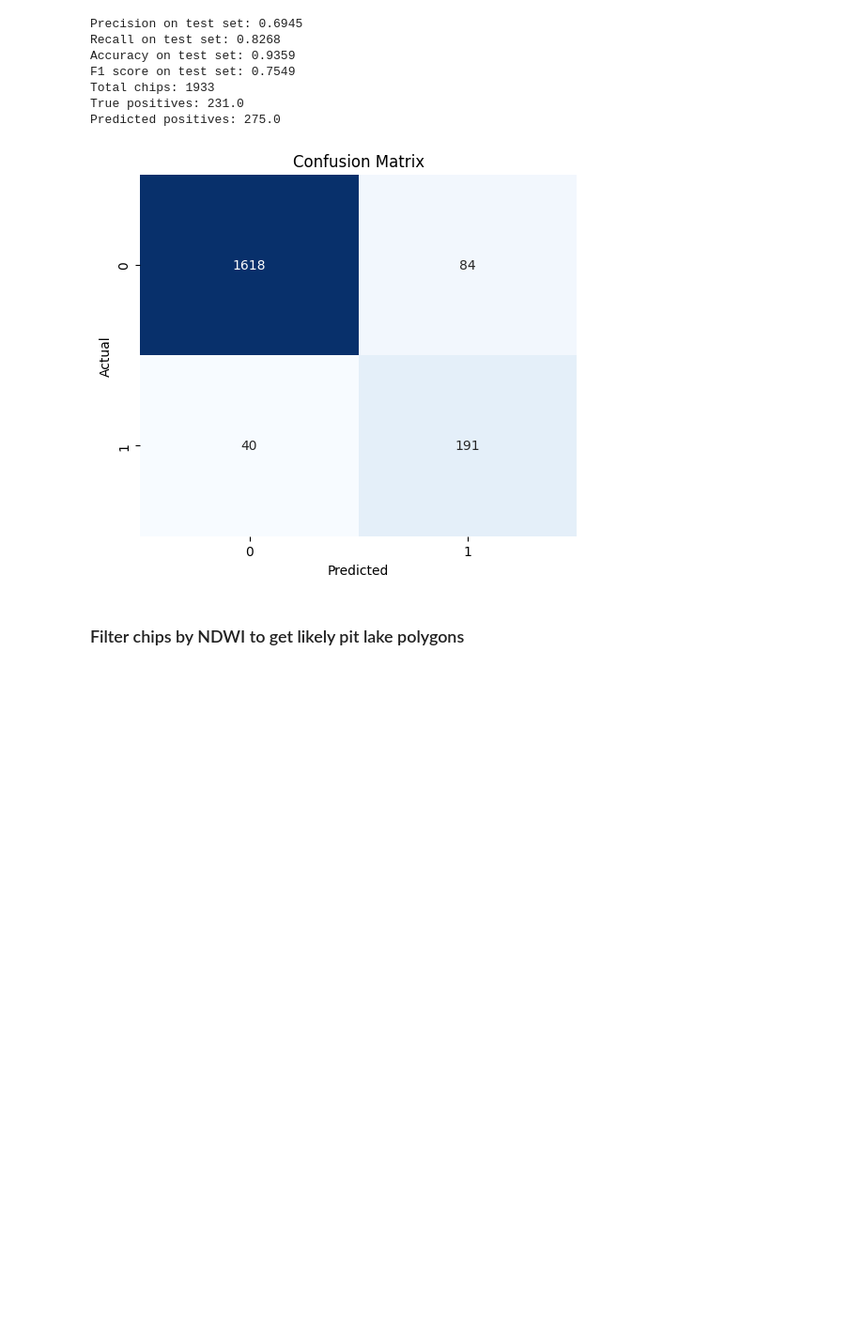
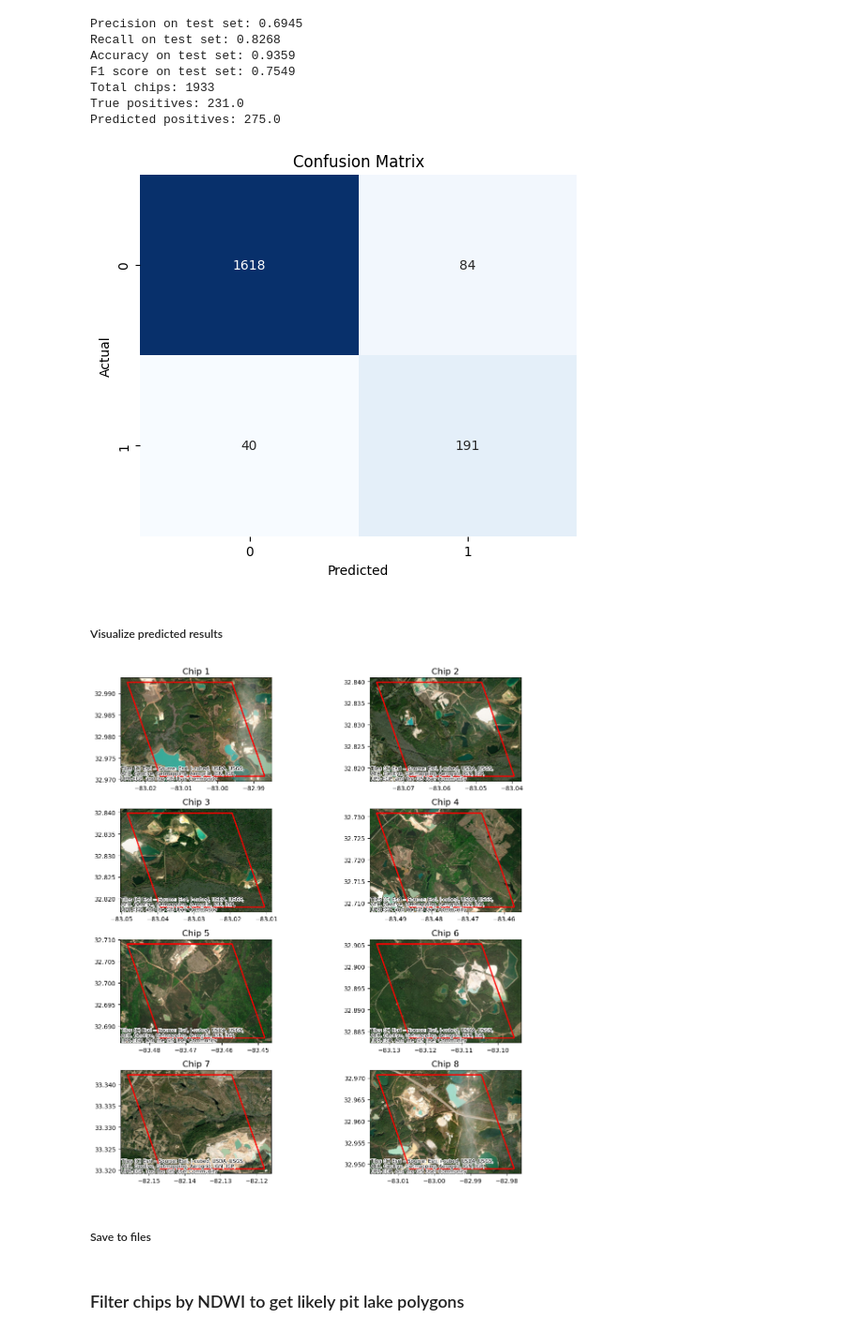
Before and after one commit to Ode-PBLLC/aquarry, a Jupyter notebook: ClayPitLakeMapping.ipynb, the cells around one changed output. Shown at 94% size. Cells and saved outputs as stored; diff of their text form; code cells hidden in the pictures; blank space fills up the shorter version.

Commit message:
Added chip visualization, export option

```diff
--- a/ClayPitLakeMapping.ipynb
+++ b/ClayPitLakeMapping.ipynb
@@ -111,7 +111,7 @@ Features confirmed as pit lakes or questionable during QA: 279
 # %%
 # Define function that marks each chip in intersecting set of images as True if intersects chip embedding, False if not
 
-def LabelEmbeddings1_5(embeddings, polygons):
+def LabelEmbeddings(embeddings, polygons):
     """ Create GeoDataFrame that takes image files with intersection with polygon of interest and returns only positive chips and marks True and
     takes images without intersection and mark all chips as False or returns only chips that intersect with polygons2
 
@@ -128,8 +128,8 @@ def LabelEmbeddings1_5(embeddings, polygons):
     data = gpd.GeoDataFrame()
 
     data = gpd.sjoin(embeddings, polygons, predicate='intersects',how = 'left',rsuffix="_1")
-    data['mine'] = 0 # Initialize column
-    data.loc[~data['index__1'].isna(), 'mine'] = 1 # Assign 1 if intersects with pit lakes
+    data['pit_lake'] = 0 # Initialize column
+    data.loc[~data['index__1'].isna(), 'pit_lake'] = 1 # Assign 1 if intersects with pit lakes
 
     # If chips have both pit lakes and lakes, they will appear multiple times in data.
     # Mark chip as positive if it has at least one pit lake, and drop duplicates.
@@ -137,7 +137,7 @@ def LabelEmbeddings1_5(embeddings, polygons):
     # Drop duplicates if you want to keep only one row per index
     data = data.drop_duplicates(subset=['geometry'])
 
-    print(f'Number of positive samples: {(data['mine'] == 1).sum()}')
+    print(f'Number of positive samples: {(data['pit_lake'] == 1).sum()}')
 
     # Flatten embedding to an array of length 1024
     data_flat = data.reset_index(drop = True)
@@ -173,7 +173,7 @@ class MLPDataset(Dataset):
         return self.data[idx], self.labels[idx]
 # %%
 embeddings_array = data['embedding']
-labels_array = data['mine']
+labels_array = data['pit_lake']
 
 embs_dataset = MLPDataset(embeddings_array, labels_array)
 dataset_loader = DataLoader(embs_dataset, batch_size=1, shuffle=False)  # Batch size = 1 for per-sample evaluation
@@ -288,3 +288,42 @@ Total chips: 1933
 True positives: 231.0
 Predicted positives: 275.0
 [figure]
+# %% [markdown]
+##### Visualize predicted results
+# %%
+# Get highest predicted probability chips
+predictions_gdf = gpd.GeoDataFrame(all_predicted_outputs, geometry = data.geometry, columns = ['pit_lake_prob'], crs = data.crs)
+predictions_gdf = predictions_gdf.sort_values(by = 'pit_lake_prob', ascending = False)
+chips_to_viz = predictions_gdf.geometry.iloc[0:8] # Get top 8 chips
+
+## Set up subplots (2x2 grid)
+fig, axes = plt.subplots(4, 2, figsize=(12, 12))
+axes = axes.flatten()
+
+# Get basemap provider
+providers = cx.providers.flatten()
+basemap_source = providers['Esri.WorldImagery']
+
+# Plot each chip
+for i, (chip, ax) in enumerate(zip(chips_to_viz, axes)):
+    # Create a GeoDataFrame for just this chip
+    chip_gdf = gpd.GeoDataFrame(geometry=[chip], crs=predictions_gdf.crs)
+
+    # Plot chip outline
+    chip_gdf.plot(ax=ax, edgecolor='red', facecolor='none', linewidth=2)
+
+    # Add basemap
+    cx.add_basemap(ax, crs=predictions_gdf.crs, source=basemap_source)
+
+    # Set title and axis labels
+    ax.set_title(f"Chip {i+1}", fontsize=14)
+    #ax.set_xticks([])
+    #ax.set_yticks([])
+
+# Adjust layout
+plt.tight_layout()
+plt.show()
+# %% [output]
+[figure, added]
+# %% [markdown]
+##### Save to files
```
Also changed, not shown: parts of 3 cells of this notebook.
